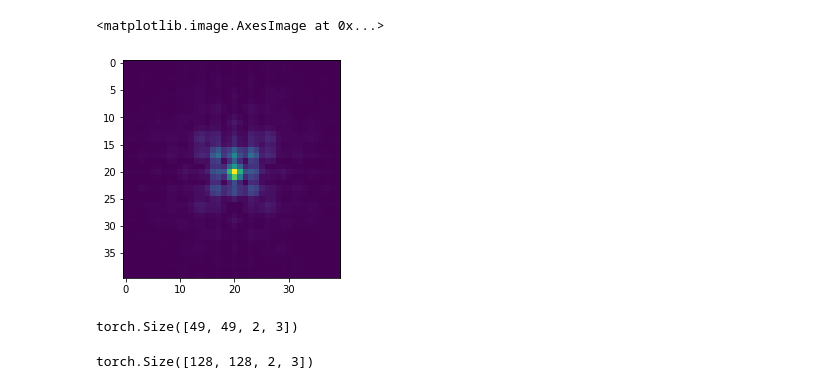
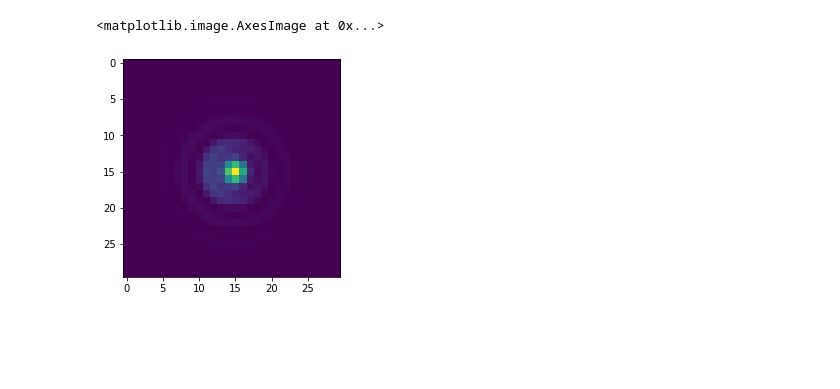
Before and after one commit to rodguti90/pyPSFstack, a Jupyter notebook: pytorch_tests.ipynb, the cells around one changed output. Saved outputs shown, nothing was run; the diff lists cells and outputs as text; code cells hidden in the pictures; blank space fills up the shorter version.

```diff
--- a/pytorch_tests.ipynb
+++ b/pytorch_tests.ipynb
@@ -30,8 +59,5 @@ wavelength = 525
 # %%
-
-angle_i = 0; angle_f = np.pi/2; angle_step = np.pi/4
-
-model_measured2 = IncoherentPSF(
+model_measured = IncoherentPSF(
                  pol_analyzer='quarter2pol',
                  angle_list=np.arange(angle_i,angle_f+angle_step,angle_step),
                  aperture_size=numerical_aperture / nf,
@@ -55,9 +73,9 @@ z_list = torch.arange(zi,zf+z_step,z_step) / wavelength
 # %%
 with torch.no_grad():
-    model_measured2.eval()
-    data = model_measured2(z_list, 40)
+    model_measured.eval()
+    data = model_measured(z_list, 30)
 # %%
-plt.imshow(data[...,5,0])
+plt.imshow(data[...,2,0])
 # %% [output]
 <matplotlib.image.AxesImage at 0x...>
-[figure, old version]
+[figure, new version]
@@ -66,4 +81,0 @@ import torch.fft as fft
-# %%
-model_measured2.source.green.shape
-# %% [output]
-torch.Size([49, 49, 2, 3])
@@ -77,4 +81,0 @@ test_psf = fft.fftshift(
-# %%
-test_psf.shape
-# %% [output]
-torch.Size([128, 128, 2, 3])
```
Also changed, not shown: parts of 33 cells of this notebook.
